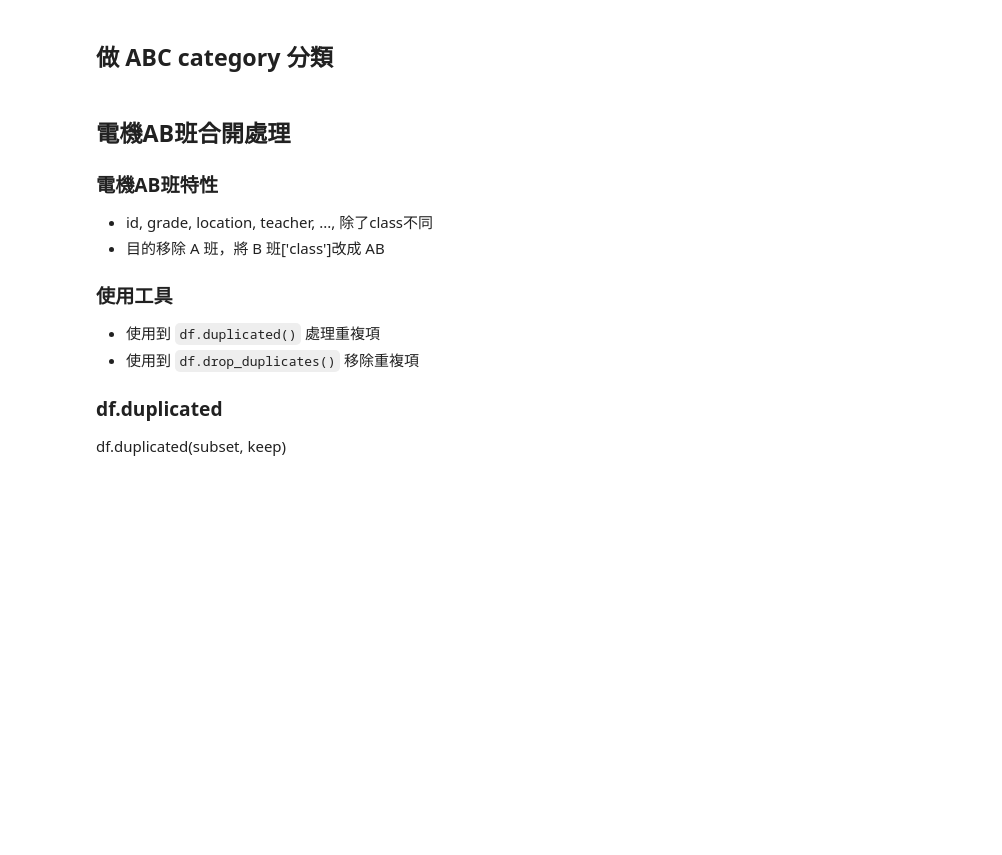
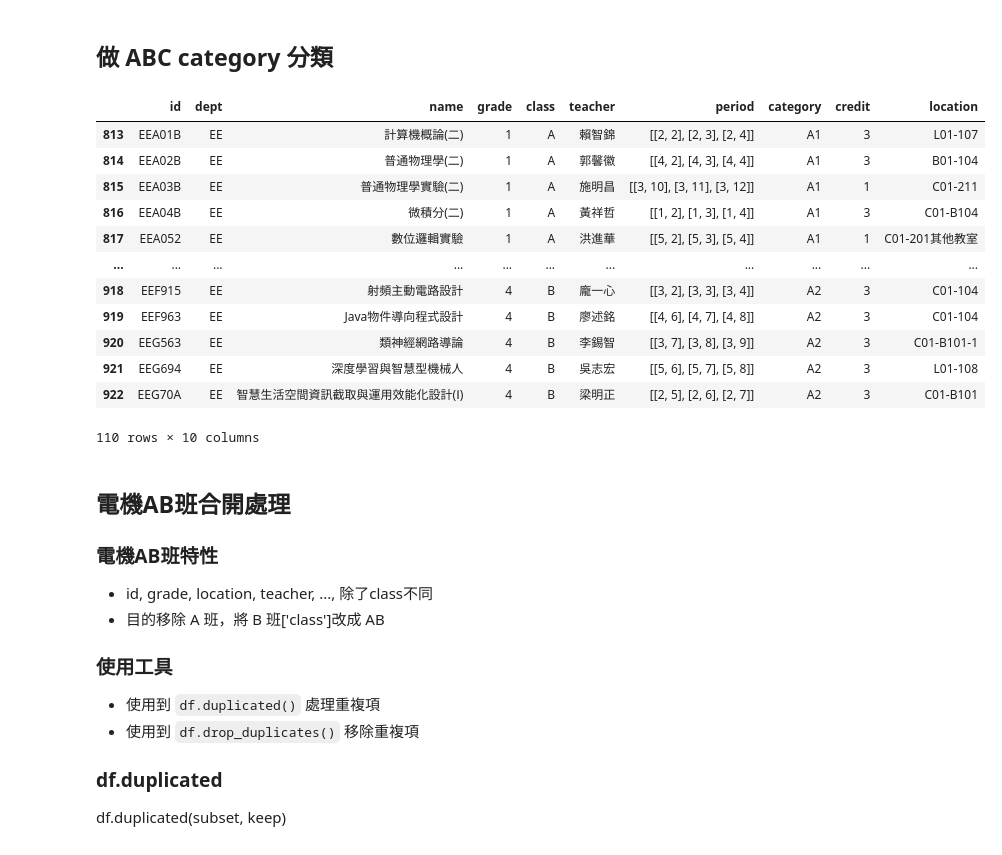
Before and after one commit to chiahsuantw/NUK-Course-Selection-Tool, a Jupyter notebook: scraper/CourseProcessing.ipynb, the cells around one changed output. Drawn from its saved outputs; the diff is of its cells as text; code cells hidden in the pictures; blank space fills up the shorter version.

```diff
--- a/scraper/CourseProcessing.ipynb
+++ b/scraper/CourseProcessing.ipynb
@@ -198,6 +221,22 @@ CC = [I1, I2, O3, O4, C5, C6]
 # .loc[bool_list, column_name] 將會把 bool_list中為True的rows拿出來
 for i in range(0, 6):
     df_allCourse.loc[CC[i], 'category'] = 'B' + str(i + 1)
+# %%
+df_allCourse[df_allCourse['dept'] == 'EE']
+# %% [output]
+|  | id | dept | name | grade | class | teacher | period | category | credit | location |
+| 813 | EEA01B | EE | 計算機概論(二) | 1 | A | 賴智錦 | [[2, 2], [2, 3], [2, 4]] | A1 | 3 | L01-107 |
+| 814 | EEA02B | EE | 普通物理學(二) | 1 | A | 郭馨徽 | [[4, 2], [4, 3], [4, 4]] | A1 | 3 | B01-104 |
+| 815 | EEA03B | EE | 普通物理學實驗(二) | 1 | A | 施明昌 | [[3, 10], [3, 11], [3, 12]] | A1 | 1 | C01-211 |
+| 816 | EEA04B | EE | 微積分(二) | 1 | A | 黃祥哲 | [[1, 2], [1, 3], [1, 4]] | A1 | 3 | C01-B104 |
+| 817 | EEA052 | EE | 數位邏輯實驗 | 1 | A | 洪進華 | [[5, 2], [5, 3], [5, 4]] | A1 | 1 | C01-201其他教室 |
+| ... | ... | ... | ... | ... | ... | ... | ... | ... | ... | ... |
+| 918 | EEF915 | EE | 射頻主動電路設計 | 4 | B | 龐一心 | [[3, 2], [3, 3], [3, 4]] | A2 | 3 | C01-104 |
+| 919 | EEF963 | EE | Java物件導向程式設計 | 4 | B | 廖述銘 | [[4, 6], [4, 7], [4, 8]] | A2 | 3 | C01-104 |
+| 920 | EEG563 | EE | 類神經網路導論 | 4 | B | 李錫智 | [[3, 7], [3, 8], [3, 9]] | A2 | 3 | C01-B101-1 |
+| 921 | EEG694 | EE | 深度學習與智慧型機械人 | 4 | B | 吳志宏 | [[5, 6], [5, 7], [5, 8]] | A2 | 3 | L01-108 |
+| 922 | EEG70A | EE | 智慧生活空間資訊截取與運用效能化設計(Ⅰ) | 4 | B | 梁明正 | [[2, 5], [2, 6], [2, 7]] | A2 | 3 | C01-B101 |
+110 rows × 10 columns
 # %% [markdown]
 ## 電機AB班合開處理
 ### 電機AB班特性
```
Also changed, not shown: parts of 9 cells of this notebook, 3 other files.
